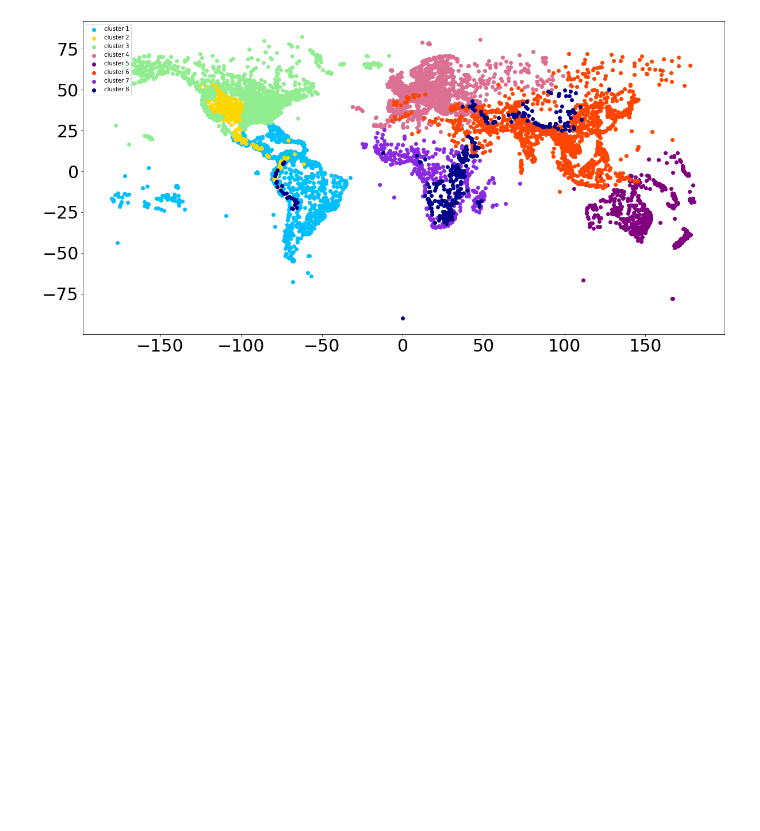
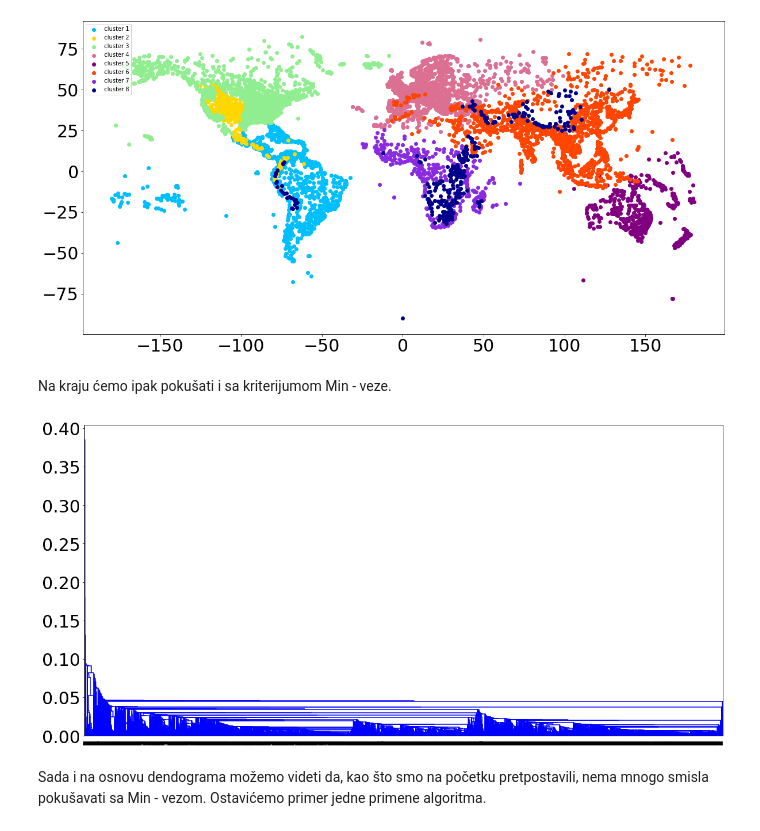
Before and after one commit to kate-97/DataMining_FirstProject, a Jupyter notebook: Jupyter Notebooks/Hijerarhijsko_sakupljajuce_Klasterovanje_na_osnovu_lokacije.ipynb, the cells around one changed output. Cells and saved outputs as stored; diff of their text form; code cells hidden in the pictures; blank space fills up the shorter version.

```diff
--- a/Jupyter Notebooks/Hijerarhijsko_sakupljajuce_Klasterovanje_na_osnovu_lokacije.ipynb
+++ b/Jupyter Notebooks/Hijerarhijsko_sakupljajuce_Klasterovanje_na_osnovu_lokacije.ipynb
@@ -194,3 +234,15 @@ model_agglomerative(df=df,x=x,z=z,t= 5.3)
 # %% [output]
 Dobijeni senka 0.4071194784844695
 [figure]
+# %% [markdown]
+Na kraju ćemo ipak pokušati i sa kriterijumom Min - veze.
+# %%
+z = linkage(x,method = "single")
+
+plt.figure(figsize = (20,10))
+den = dendrogram(z, labels = x.index,
+                 color_threshold= 0 , distance_sort= True, leaf_font_size= 3)
+# %% [output]
+[figure, added]
+# %% [markdown]
+Sada i na osnovu dendograma možemo videti da, kao što smo na početku pretpostavili, nema mnogo smisla pokušavati sa Min - vezom. Ostavićemo primer jedne primene algoritma.
```
Also changed, not shown: parts of 11 cells of this notebook, 7 other files.
